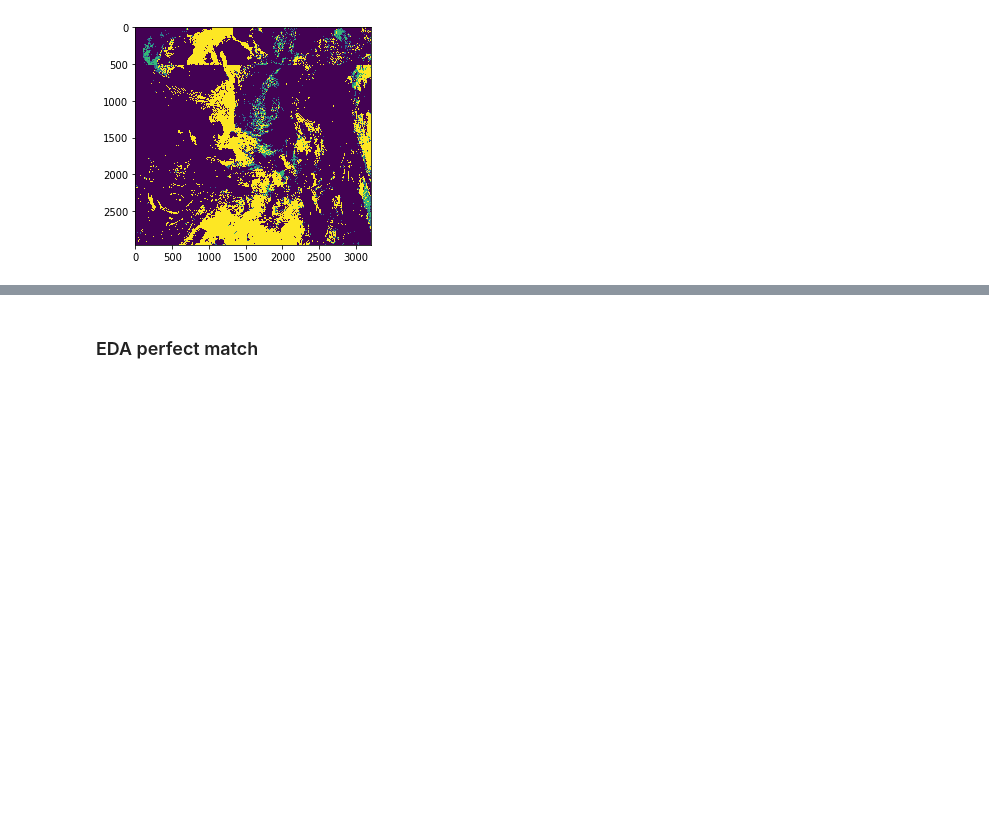
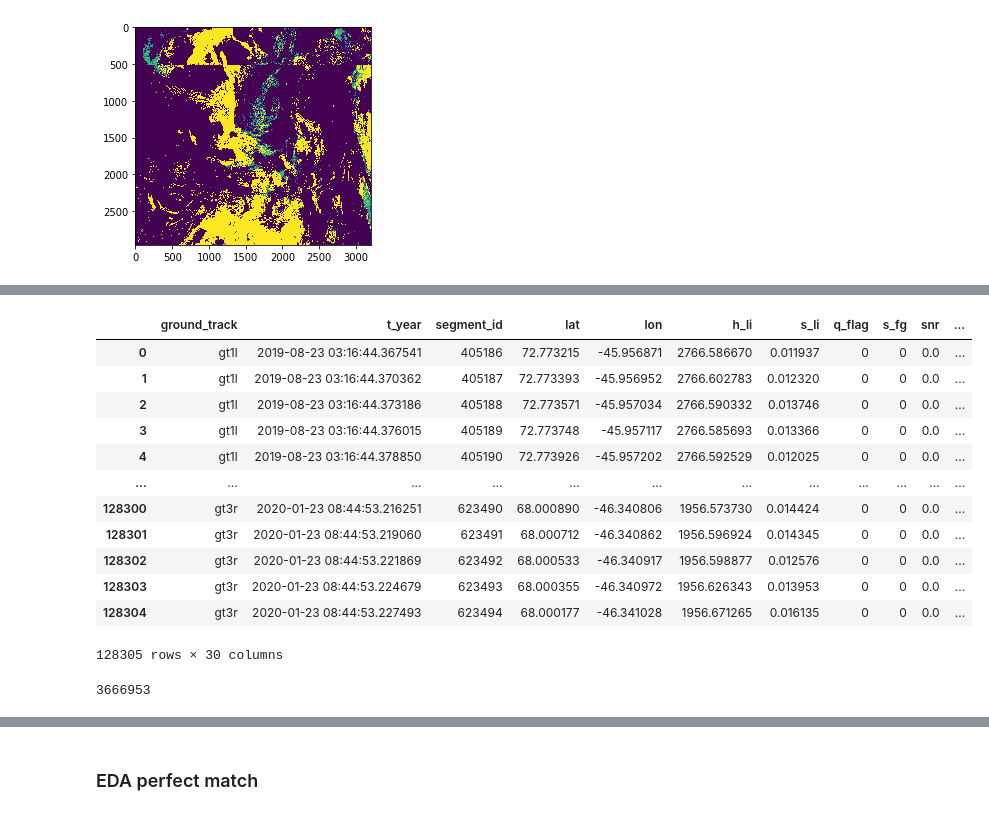
Before and after one commit to ICESAT-2HackWeek/CloudMask, a Jupyter notebook: CloudMask.ipynb, the cells around one changed output, grey strips where cells are left out. Saved outputs shown, nothing was run; the diff lists cells and outputs as text; code cells hidden in the pictures; blank space fills up the shorter version.

```diff
--- a/CloudMask.ipynb
+++ b/CloudMask.ipynb
@@ -185,3 +292,7 @@ You already donwload all the requiered files
+# %%
+a_file = open("dict_VIIRS_2_ATL06_dt15.pkl", "rb")
+# %%
+output = pickle.load(a_file)
 # %%
 VIIRS_2_ATL06.keys()
 # %% [output]
@@ -401,0 +385,20 @@ You already donwload all the requiered files
+# %%
+pd.concat([dict_VIIRS2ATL[list_keys[3]], dict_VIIRS2ATL[list_keys[4]]], ignore_index=True)
+# %% [output]
+|  | ground_track | t_year | segment_id | lat | lon | h_li | s_li | q_flag | s_fg | snr | ... |
+| 0 | gt1l | 2019-08-23 03:16:44.367541 | 405186 | 72.773215 | -45.956871 | 2766.586670 | 0.011937 | 0 | 0 | 0.0 | ... |
+| 1 | gt1l | 2019-08-23 03:16:44.370362 | 405187 | 72.773393 | -45.956952 | 2766.602783 | 0.012320 | 0 | 0 | 0.0 | ... |
+| 2 | gt1l | 2019-08-23 03:16:44.373186 | 405188 | 72.773571 | -45.957034 | 2766.590332 | 0.013746 | 0 | 0 | 0.0 | ... |
+| 3 | gt1l | 2019-08-23 03:16:44.376015 | 405189 | 72.773748 | -45.957117 | 2766.585693 | 0.013366 | 0 | 0 | 0.0 | ... |
+| 4 | gt1l | 2019-08-23 03:16:44.378850 | 405190 | 72.773926 | -45.957202 | 2766.592529 | 0.012025 | 0 | 0 | 0.0 | ... |
+| ... | ... | ... | ... | ... | ... | ... | ... | ... | ... | ... | ... |
+| 128300 | gt3r | 2020-01-23 08:44:53.216251 | 623490 | 68.000890 | -46.340806 | 1956.573730 | 0.014424 | 0 | 0 | 0.0 | ... |
+| 128301 | gt3r | 2020-01-23 08:44:53.219060 | 623491 | 68.000712 | -46.340862 | 1956.596924 | 0.014345 | 0 | 0 | 0.0 | ... |
+| 128302 | gt3r | 2020-01-23 08:44:53.221869 | 623492 | 68.000533 | -46.340917 | 1956.598877 | 0.012576 | 0 | 0 | 0.0 | ... |
+| 128303 | gt3r | 2020-01-23 08:44:53.224679 | 623493 | 68.000355 | -46.340972 | 1956.626343 | 0.013953 | 0 | 0 | 0.0 | ... |
+| 128304 | gt3r | 2020-01-23 08:44:53.227493 | 623494 | 68.000177 | -46.341028 | 1956.671265 | 0.016135 | 0 | 0 | 0.0 | ... |
+128305 rows × 30 columns
+# %%
+res
+# %% [output]
+3666953
```
Also changed, not shown: parts of 28 cells of this notebook.
